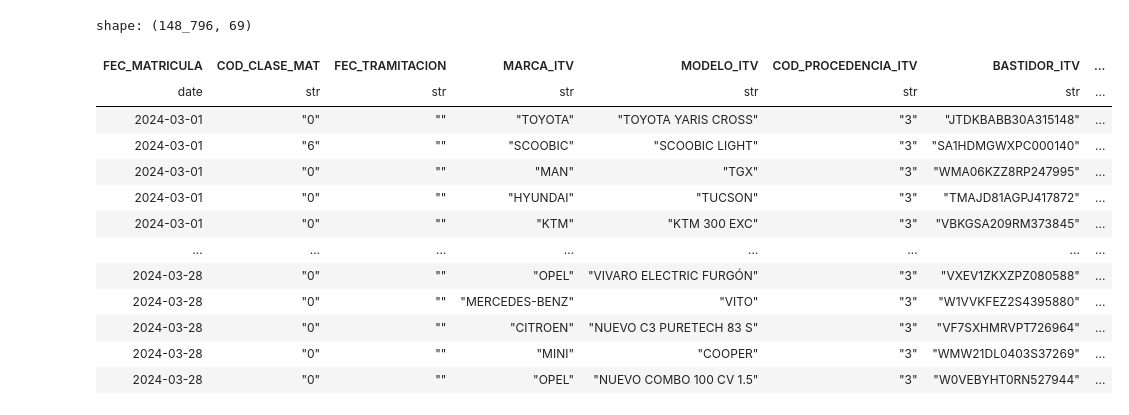
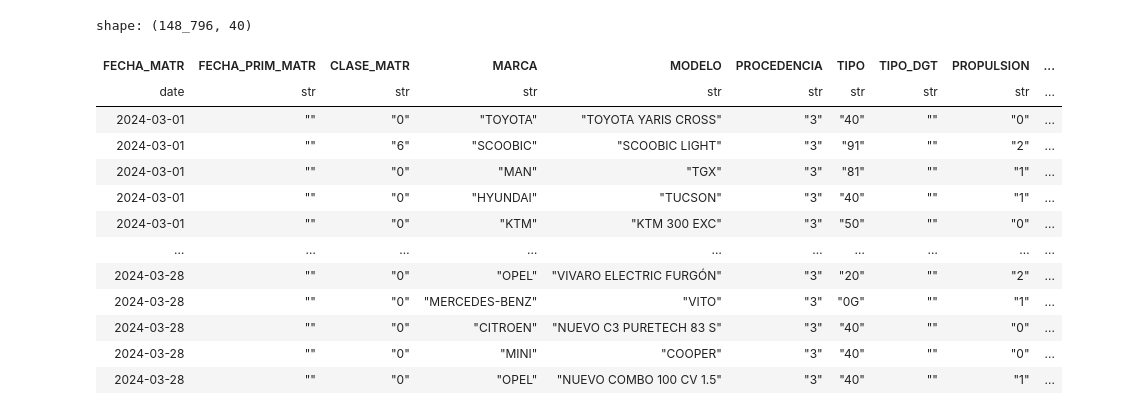
Before and after one commit to DaniBedmar/TFM-Air-Quality-Forecasting, a Jupyter notebook: Notebooks/tramits_cleaning.ipynb, the cells around one changed output. Saved outputs shown, nothing was run; the diff lists cells and outputs as text; code cells hidden in the pictures.

```diff
--- a/Notebooks/tramits_cleaning.ipynb
+++ b/Notebooks/tramits_cleaning.ipynb
@@ -8,25 +1,30 @@ matriculaciones = os.path.join(path,'matr')
 # %%
+from pathlib import Path
+import polars as pl
+import os
 from os import listdir
 from os.path import isfile, join
 from utils.functions import tramit_file_reader
-from utils.dictionaries import tramit_file_columns
+from utils.dictionaries import common_cols_tramites, common_cols_mapping
 
+path = os.path.join("..","Data", "DGT")
+matriculaciones = os.path.join(path,'matr')
 files = [f for f in listdir(matriculaciones) if isfile(join(matriculaciones, f))]
 example = os.path.join(matriculaciones,files[0])
 
-tramit_file_reader(example,cols_to_keep=tramit_file_columns)
+ex = tramit_file_reader(example).select(common_cols_tramites).rename(common_cols_mapping)
 # %% [output]
-shape: (148_796, 69)
+shape: (148_796, 40)
-| FEC_MATRICULA | COD_CLASE_MAT | FEC_TRAMITACION | MARCA_ITV | MODELO_ITV | COD_PROCEDENCIA_ITV | BASTIDOR_ITV | ... |
-| date | str | str | str | str | str | str | ... |
-| 2024-03-01 | "0" | "" | "TOYOTA" | "TOYOTA YARIS CROSS" | "3" | "JTDKBABB30A315148" | ... |
-| 2024-03-01 | "6" | "" | "SCOOBIC" | "SCOOBIC LIGHT" | "3" | "SA1HDMGWXPC000140" | ... |
-| 2024-03-01 | "0" | "" | "MAN" | "TGX" | "3" | "WMA06KZZ8RP247995" | ... |
-| 2024-03-01 | "0" | "" | "HYUNDAI" | "TUCSON" | "3" | "TMAJD81AGPJ417872" | ... |
-| 2024-03-01 | "0" | "" | "KTM" | "KTM 300 EXC" | "3" | "VBKGSA209RM373845" | ... |
-| … | … | … | … | … | … | … | ... |
-| 2024-03-28 | "0" | "" | "OPEL" | "VIVARO ELECTRIC FURGÓN" | "3" | "VXEV1ZKXZPZ080588" | ... |
-| 2024-03-28 | "0" | "" | "MERCEDES-BENZ" | "VITO" | "3" | "W1VVKFEZ2S4395880" | ... |
-| 2024-03-28 | "0" | "" | "CITROEN" | "NUEVO C3 PURETECH 83 S" | "3" | "VF7SXHMRVPT726964" | ... |
-| 2024-03-28 | "0" | "" | "MINI" | "COOPER" | "3" | "WMW21DL0403S37269" | ... |
-| 2024-03-28 | "0" | "" | "OPEL" | "NUEVO COMBO 100 CV 1.5" | "3" | "W0VEBYHT0RN527944" | ... |
+| FECHA_MATR | FECHA_PRIM_MATR | CLASE_MATR | MARCA | MODELO | PROCEDENCIA | TIPO | TIPO_DGT | PROPULSION | ... |
+| date | str | str | str | str | str | str | str | str | ... |
+| 2024-03-01 | "" | "0" | "TOYOTA" | "TOYOTA YARIS CROSS" | "3" | "40" | "" | "0" | ... |
+| 2024-03-01 | "" | "6" | "SCOOBIC" | "SCOOBIC LIGHT" | "3" | "91" | "" | "2" | ... |
+| 2024-03-01 | "" | "0" | "MAN" | "TGX" | "3" | "81" | "" | "1" | ... |
+| 2024-03-01 | "" | "0" | "HYUNDAI" | "TUCSON" | "3" | "40" | "" | "1" | ... |
+| 2024-03-01 | "" | "0" | "KTM" | "KTM 300 EXC" | "3" | "50" | "" | "0" | ... |
+| … | … | … | … | … | … | … | … | … | ... |
+| 2024-03-28 | "" | "0" | "OPEL" | "VIVARO ELECTRIC FURGÓN" | "3" | "20" | "" | "2" | ... |
+| 2024-03-28 | "" | "0" | "MERCEDES-BENZ" | "VITO" | "3" | "0G" | "" | "1" | ... |
+| 2024-03-28 | "" | "0" | "CITROEN" | "NUEVO C3 PURETECH 83 S" | "3" | "40" | "" | "0" | ... |
+| 2024-03-28 | "" | "0" | "MINI" | "COOPER" | "3" | "40" | "" | "0" | ... |
+| 2024-03-28 | "" | "0" | "OPEL" | "NUEVO COMBO 100 CV 1.5" | "3" | "40" | "" | "1" | ... |
```
Also changed, not shown: parts of 2 cells of this notebook, 4 other files.
